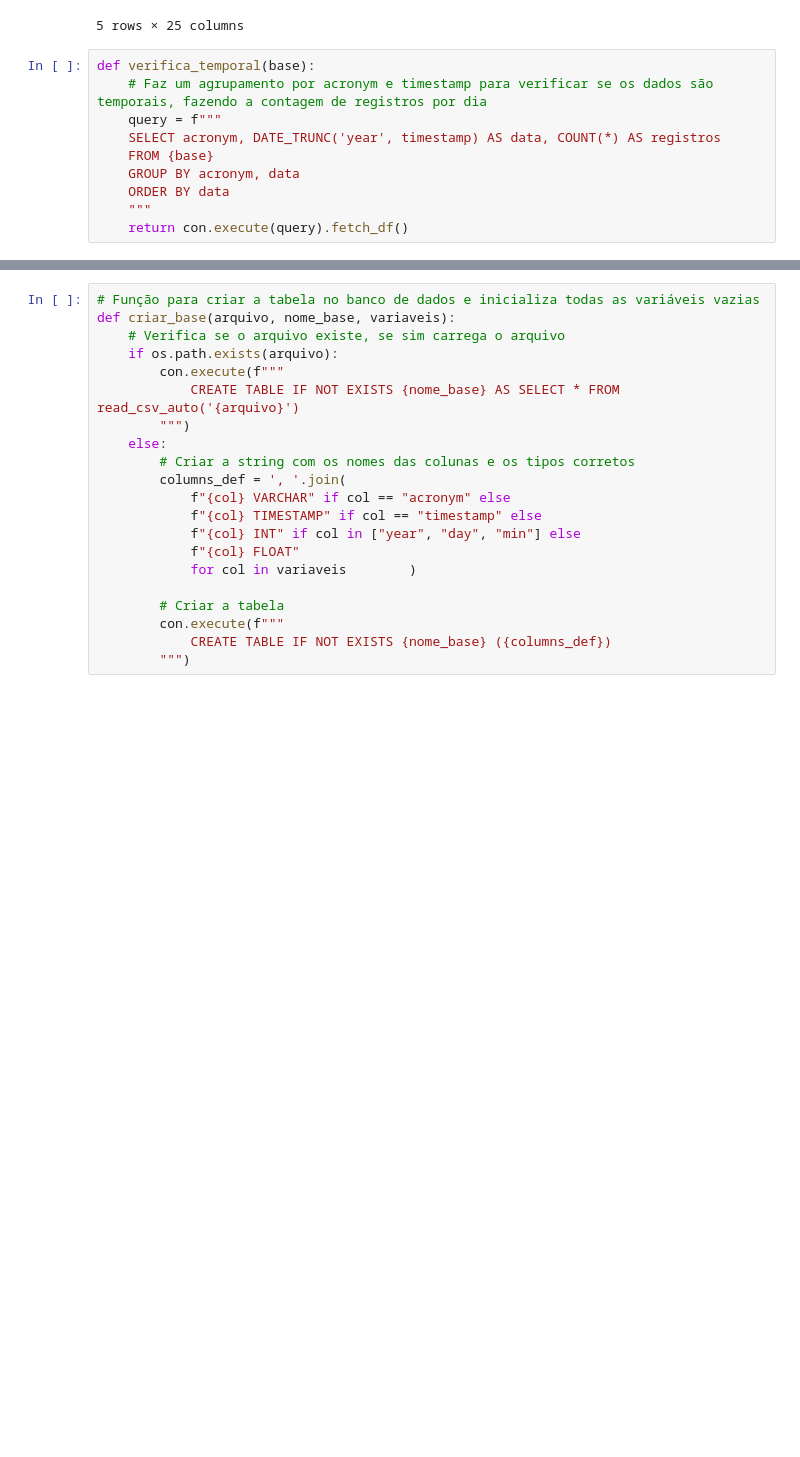
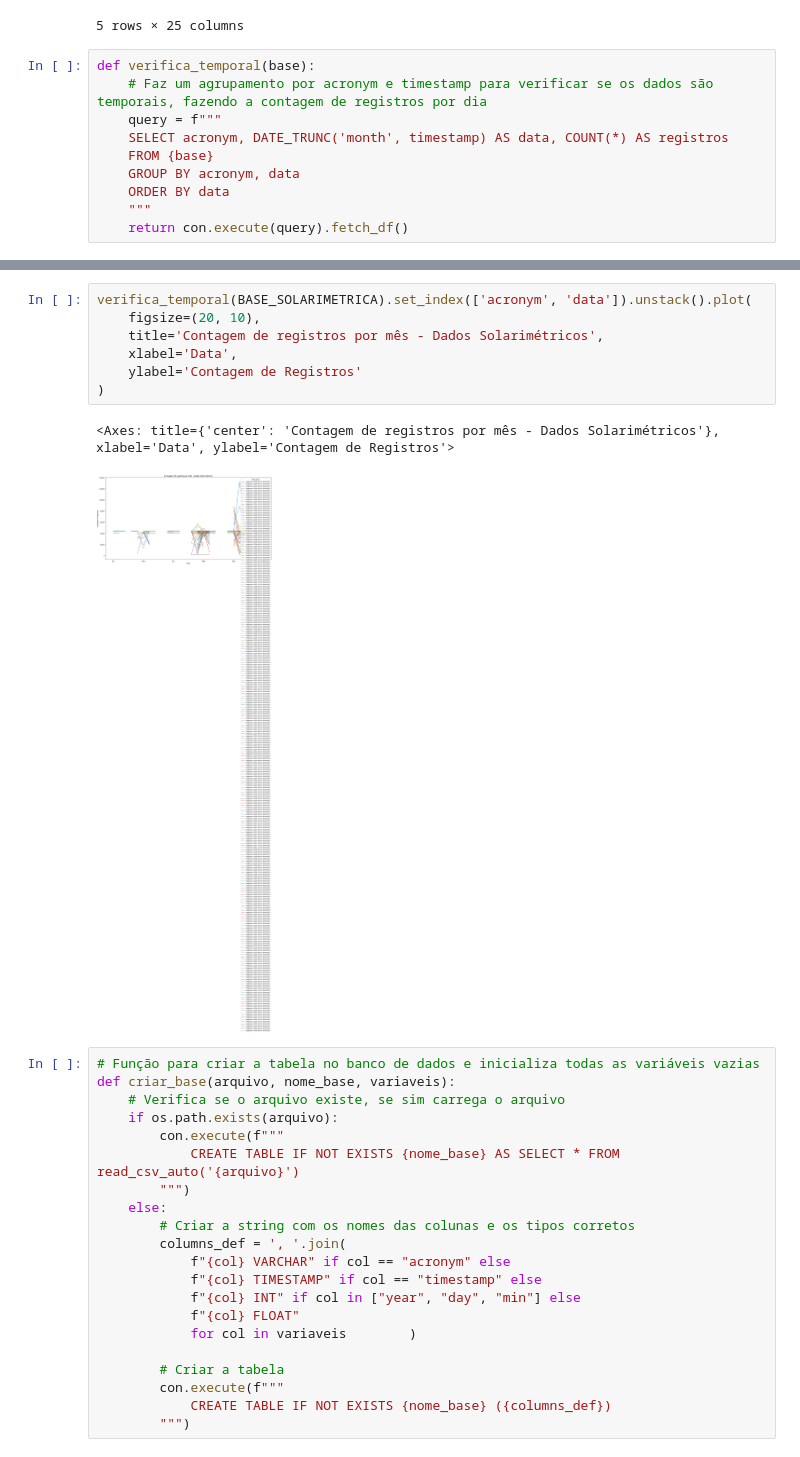
Before and after one commit to labren/sonda-curadoria, a Jupyter notebook: analise_exploratoria.ipynb, the cells around one changed output, grey strips where cells are left out. Cells and saved outputs as stored; diff of their text form; blank space fills up the shorter version.

```diff
--- a/analise_exploratoria.ipynb
+++ b/analise_exploratoria.ipynb
@@ -115,7 +115,7 @@ display(con.execute(f"SELECT * FROM {BASE_ANEMOMETRICO} LIMIT 5").fetch_df())
 def verifica_temporal(base):
     # Faz um agrupamento por acronym e timestamp para verificar se os dados são temporais, fazendo a contagem de registros por dia
     query = f"""
-    SELECT acronym, DATE_TRUNC('year', timestamp) AS data, COUNT(*) AS registros
+    SELECT acronym, DATE_TRUNC('month', timestamp) AS data, COUNT(*) AS registros
     FROM {base}
     GROUP BY acronym, data
     ORDER BY data
@@ -140,3 +142,13 @@ verifica_temporal(BASE_SOLARIMETRICA)
+# %%
+verifica_temporal(BASE_SOLARIMETRICA).set_index(['acronym', 'data']).unstack().plot(
+    figsize=(20, 10),
+    title='Contagem de registros por mês - Dados Solarimétricos',
+    xlabel='Data',
+    ylabel='Contagem de Registros'
+)
+# %% [output]
+<Axes: title={'center': 'Contagem de registros por mês - Dados Solarimétricos'}, xlabel='Data', ylabel='Contagem de Registros'>
+[figure, added]
 # %%
 # Função para criar a tabela no banco de dados e inicializa todas as variáveis vazias
 def criar_base(arquivo, nome_base, variaveis):
```
Also changed, not shown: parts of 3 cells of this notebook.
